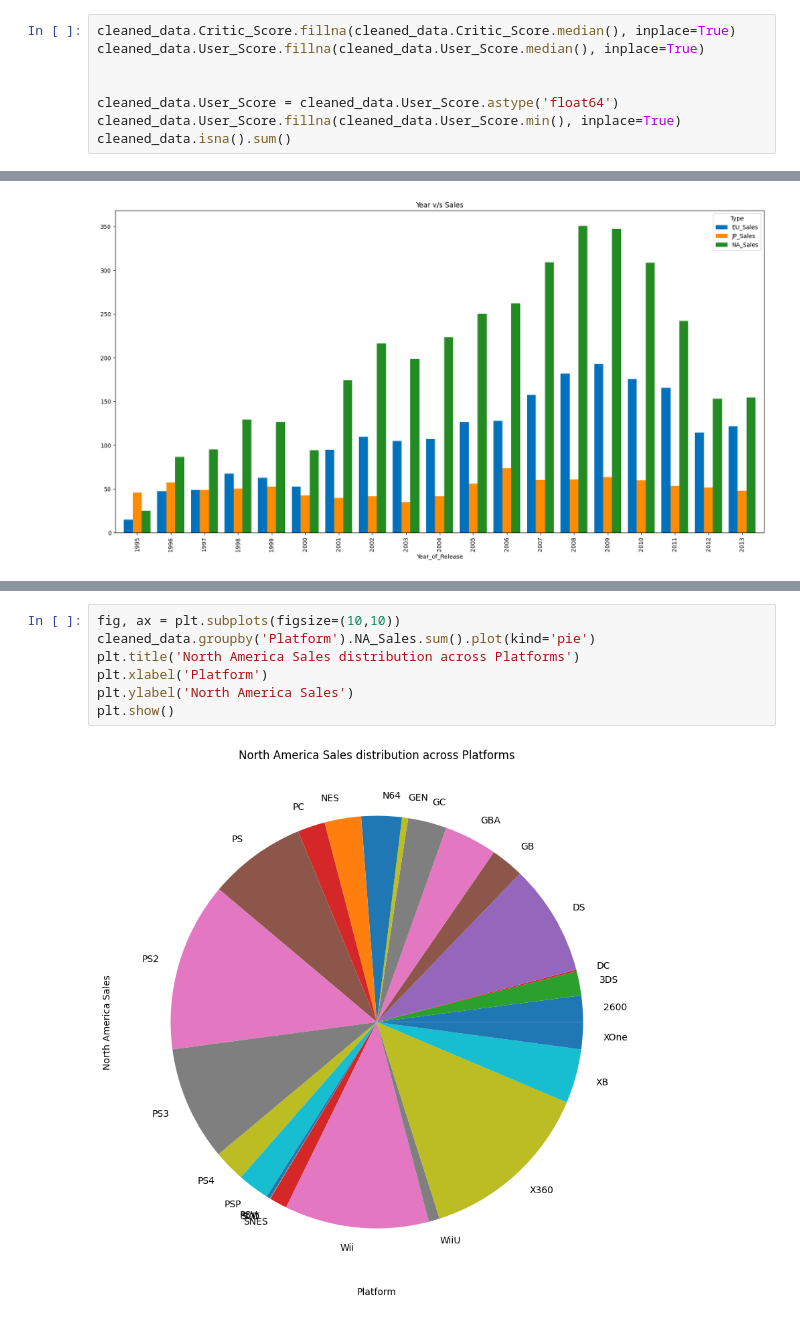
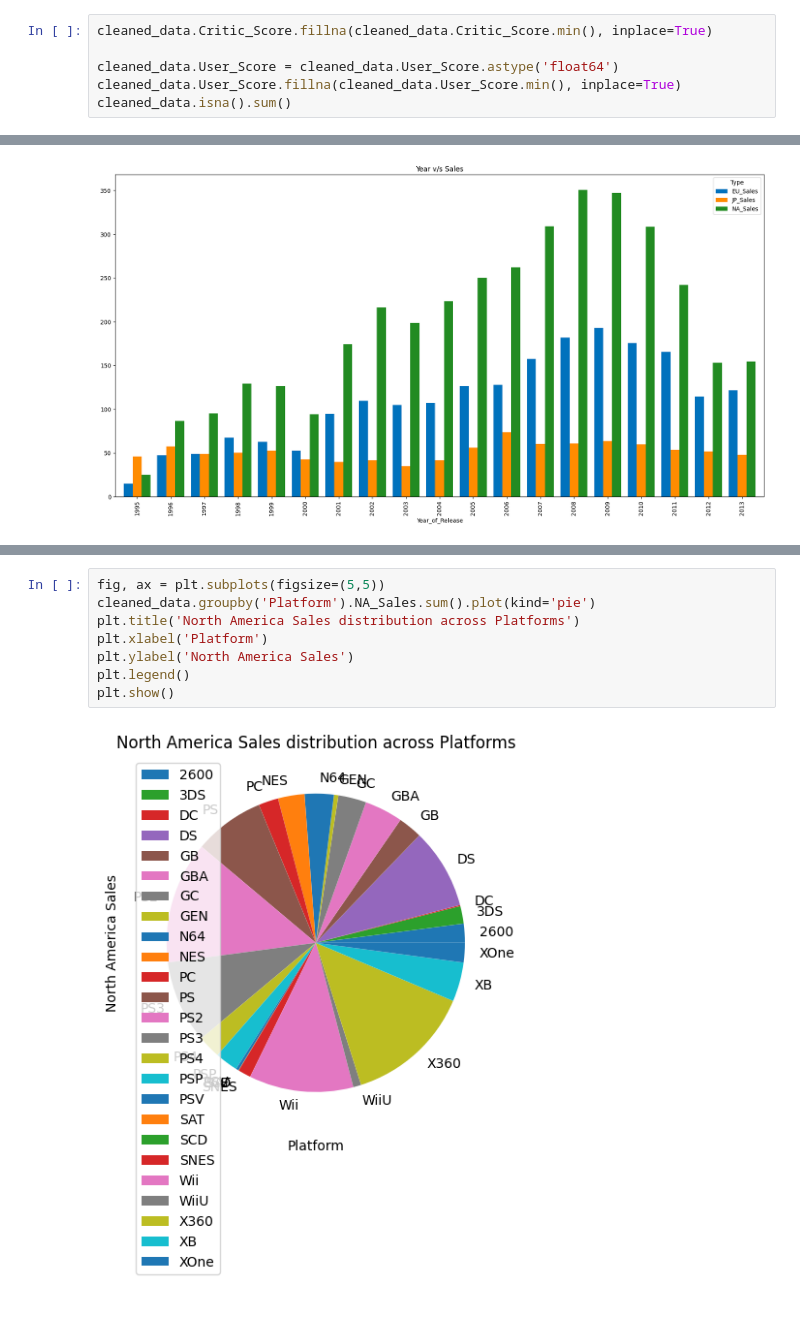
Before and after one commit to Krishnaveni004/video-game-sales-analysis, a Jupyter notebook: Video Game Sales Prediction.ipynb, the cells around one changed output, grey strips where cells are left out. Drawn from its saved outputs; the diff is of its cells as text.

```diff
--- a/Video Game Sales Prediction.ipynb
+++ b/Video Game Sales Prediction.ipynb
@@ -196,9 +230,7 @@ cleaned_data.Year_of_Release.isna().sum()
 # %% [output]
 0
 # %%
-cleaned_data.Critic_Score.fillna(cleaned_data.Critic_Score.median(), inplace=True)
-cleaned_data.User_Score.fillna(cleaned_data.User_Score.median(), inplace=True)
-
+cleaned_data.Critic_Score.fillna(cleaned_data.Critic_Score.min(), inplace=True)
 
 cleaned_data.User_Score = cleaned_data.User_Score.astype('float64')
 cleaned_data.User_Score.fillna(cleaned_data.User_Score.min(), inplace=True)
@@ -305,9 +431,10 @@ plt.show()
 # %%
-fig, ax = plt.subplots(figsize=(10,10))
+fig, ax = plt.subplots(figsize=(5,5))
 cleaned_data.groupby('Platform').NA_Sales.sum().plot(kind='pie')
 plt.title('North America Sales distribution across Platforms')
 plt.xlabel('Platform')
 plt.ylabel('North America Sales')
+plt.legend()
 plt.show()
 # %% [output]
-[figure, old version]
+[figure, new version]
```
Also changed, not shown: parts of 79 cells of this notebook.
